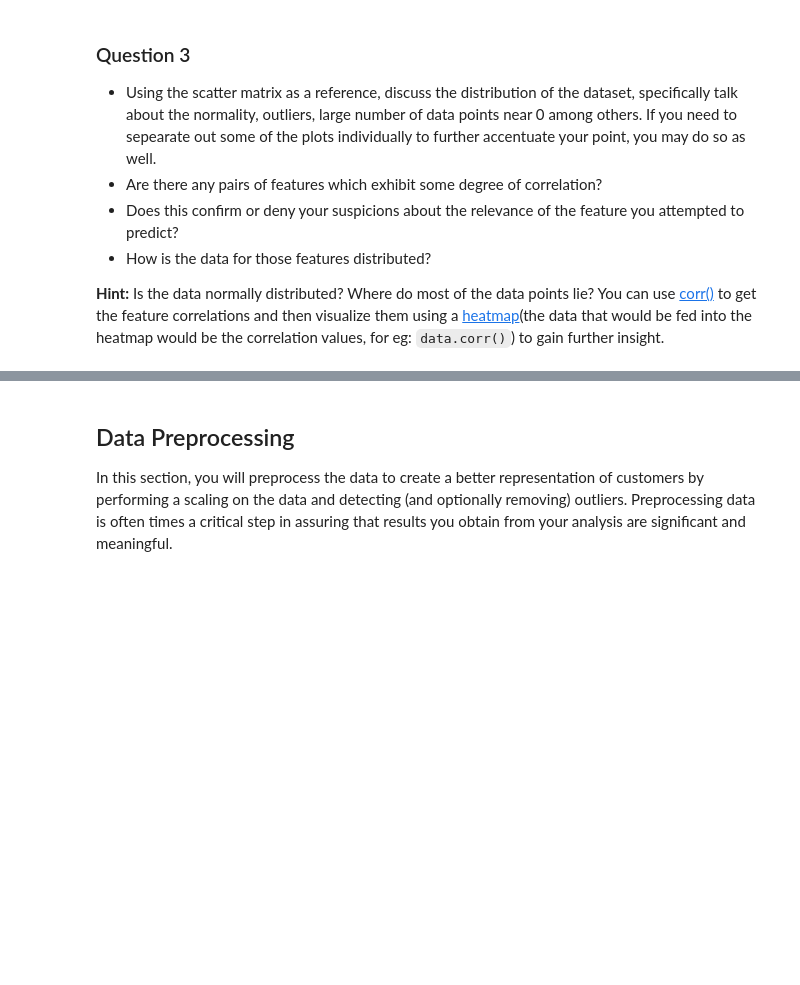
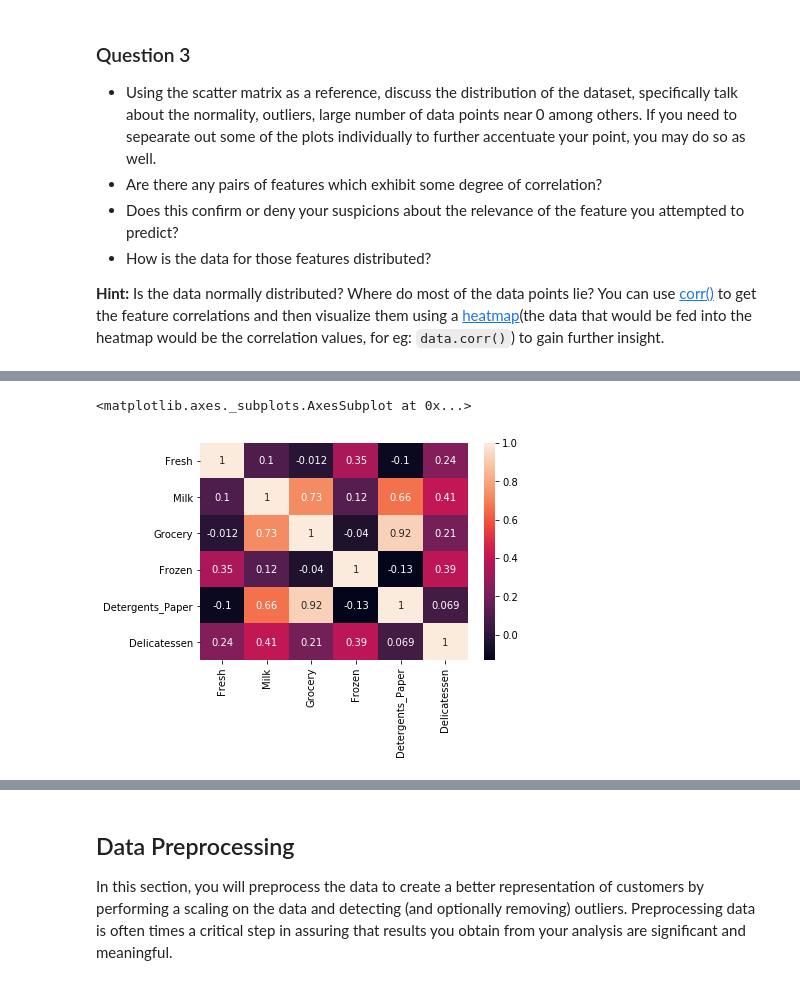
Before and after one commit to TRETH/customer_segments, a Jupyter notebook: customer_segments.ipynb, the cells around one changed output, grey strips where cells are left out. Drawn from its saved outputs; the diff is of its cells as text; code cells hidden in the pictures; blank space fills up the shorter version.

```diff
--- a/customer_segments.ipynb
+++ b/customer_segments.ipynb
@@ -164,0 +179,5 @@ pd.scatter_matrix(data, alpha = 0.3, figsize = (14,8), diagonal = 'kde');
+# %%
+sns.heatmap(data.corr(), annot=True)
+# %% [output]
+<matplotlib.axes._subplots.AxesSubplot at 0x...>
+[figure, added]
```
Also changed, not shown: parts of 8 cells of this notebook.
